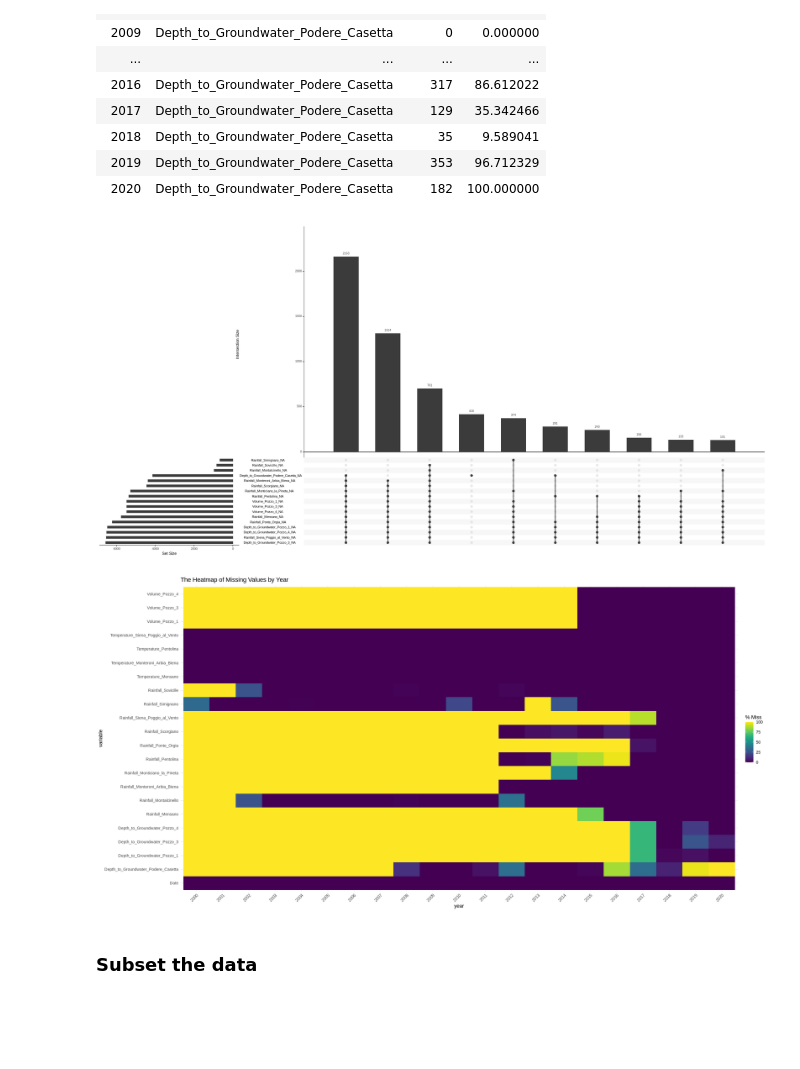
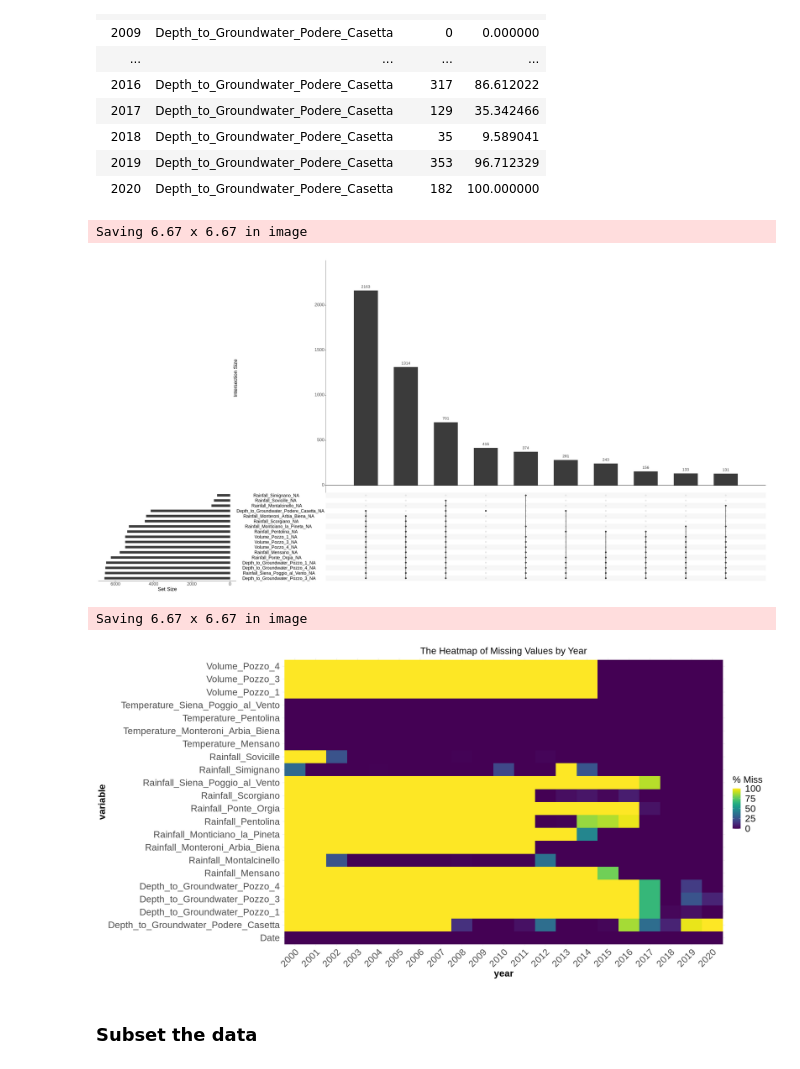
Before and after one commit to hannz88/Time_Series_Analysis_Luco_Aquifer, a Jupyter notebook: Time_series.ipynb, the cells around one changed output. Drawn from its saved outputs; the diff is of its cells as text; code cells hidden in the pictures; blank space fills up the shorter version.

```diff
--- a/Time_series.ipynb
+++ b/Time_series.ipynb
@@ -136,14 +145,25 @@ A grouped_df: 21 × 4
 | 2020 | Depth_to_Groundwater_Podere_Casetta | 182 | 100.000000 |
 # %%
 # explore the missing patterns
-gg_miss_upset(luco, nsets = n_var_miss(luco), nintersects=10)
+options(repr.plot.width=30, repr.plot.height=15)
+gg_miss_upset(luco, nsets = n_var_miss(luco), nintersects=10, text.scale=2)
+ggsave("Missing_patterns.png", device = "png", path="/home/han/Projects/ACEA_Water/Images/")
 # %% [output]
+Saving 6.67 x 6.67 in image
-[figure, old version]
+[figure, new version]
 # %%
 # show the amount of missing values by year
-gg_miss_fct(luco, fct = year) + ggtitle("The Heatmap of Missing Values by Year")
+options(repr.plot.width=20, repr.plot.height=10)
+gg_miss_fct(luco, fct = year) + ggtitle("The Heatmap of Missing Values by Year") +
+ theme(axis.text=element_text(size=20),
+        axis.title=element_text(size=20,face="bold"),
+        plot.title = element_text(hjust = 0.5, size=20),
+        legend.title = element_text(size=20),
+        legend.text = element_text(size=20))
+ggsave("Missing_by_year.png", device = "png", path="/home/han/Projects/ACEA_Water/Images/")
 # %% [output]
+Saving 6.67 x 6.67 in image
-[figure, old version]
+[figure, new version]
 # %% [markdown]
 ### Subset the data
 # %%
```
Also changed, not shown: parts of 6 cells of this notebook.
